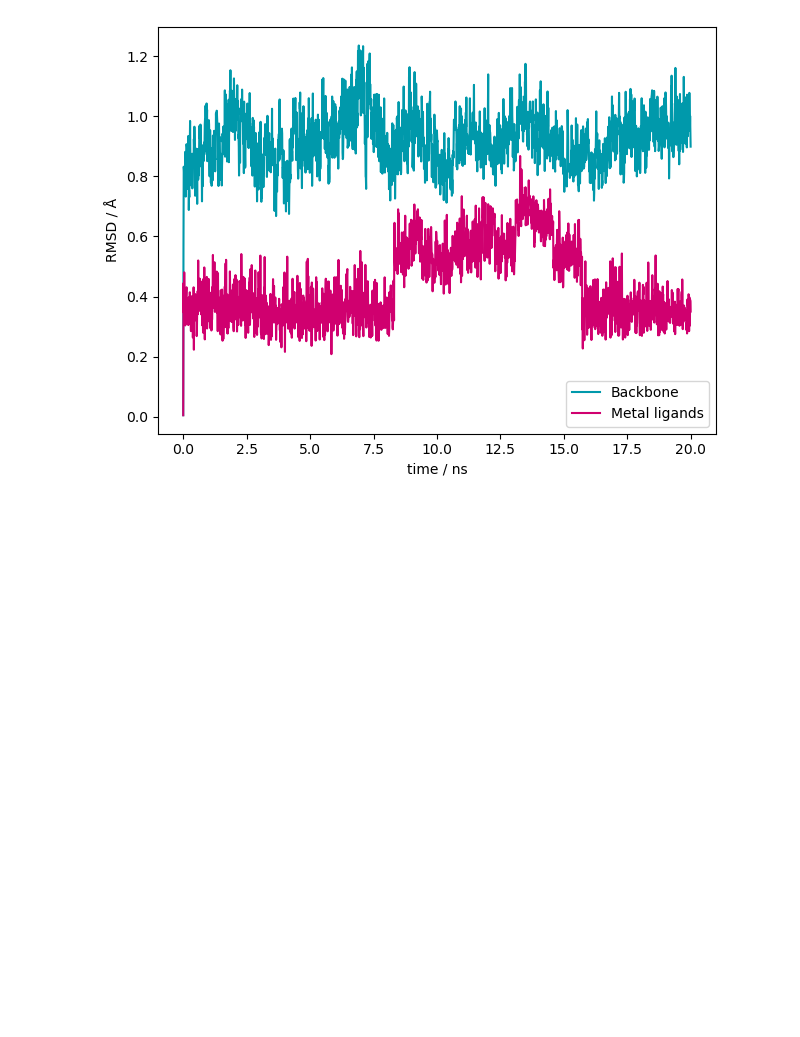
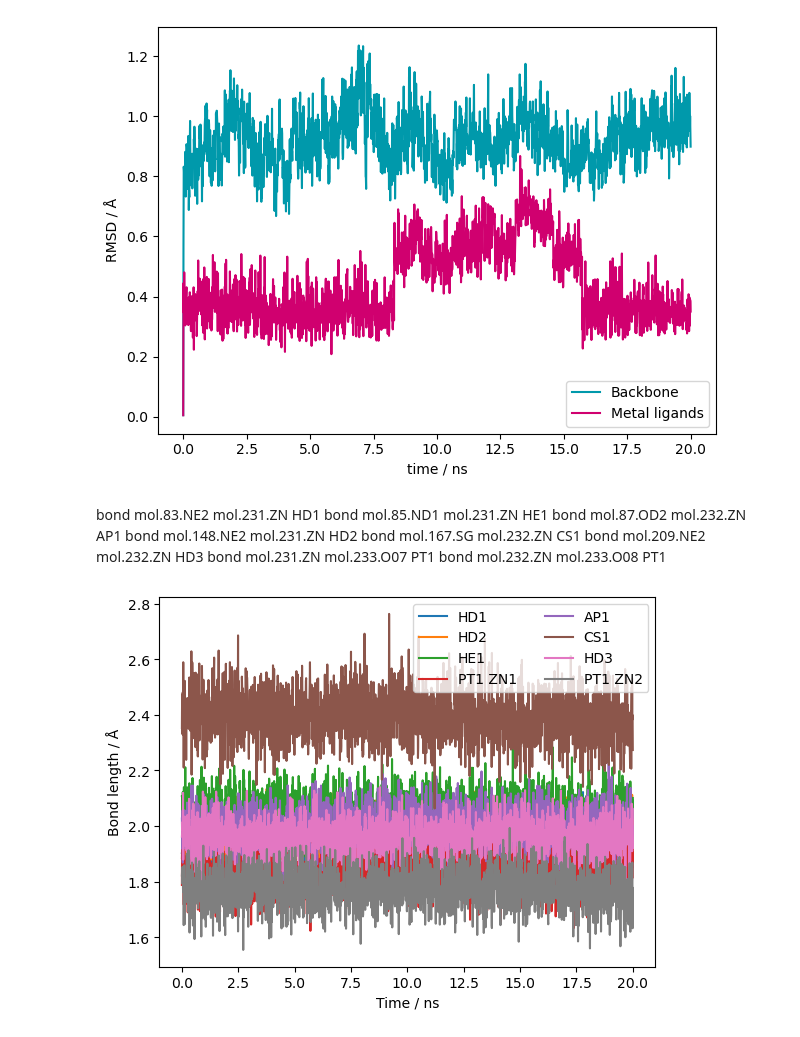
Before and after one commit to meyresearch/metalloenzymes, a Jupyter notebook: vim_2/scripts/plot_gmx_energy.ipynb, the cells around one changed output. Drawn from its saved outputs; the diff is of its cells as text; code cells hidden in the pictures; blank space fills up the shorter version.

Commit message:
bond lengths

```diff
--- a/vim_2/scripts/plot_gmx_energy.ipynb
+++ b/vim_2/scripts/plot_gmx_energy.ipynb
@@ -95,3 +95,12 @@ plt.tight_layout()
 plt.savefig("../plots/rmsd.png", dpi=1000, transparent=True)
 # %% [output]
 [figure]
+# %% [markdown]
+bond mol.83.NE2 mol.231.ZN HD1
+bond mol.85.ND1 mol.231.ZN HE1
+bond mol.87.OD2 mol.232.ZN AP1
+bond mol.148.NE2 mol.231.ZN HD2
+bond mol.167.SG mol.232.ZN CS1
+bond mol.209.NE2 mol.232.ZN HD3
+bond mol.231.ZN mol.233.O07 PT1
+bond mol.232.ZN mol.233.O08 PT1
@@ -97,0 +146,17 @@ plt.savefig("../plots/rmsd.png", dpi=1000, transparent=True)
+# %%
+time = [universe.trajectory[frame].time / 1000 for frame in range(n_frames)]
+# %%
+plt.plot(time, hd1, label="HD1")
+plt.plot(time, hd2, label="HD2")
+plt.plot(time, he1, label="HE1")
+plt.plot(time, pt_zn1, label="PT1 ZN1")
+plt.plot(time, ap1, label="AP1")
+plt.plot(time, cs1, label="CS1")
+plt.plot(time, hd3, label="HD3")
+plt.plot(time, pt_zn2, label="PT1 ZN2")
+plt.legend(ncol=2)
+plt.xlabel("Time / ns")
+plt.ylabel("Bond length / Å")
+plt.savefig("../plots/bond_length.png", dpi=1000, transparent=True)
+# %% [output]
+[figure, added]
```
Also changed, not shown: parts of 5 cells of this notebook, 1 other file.
